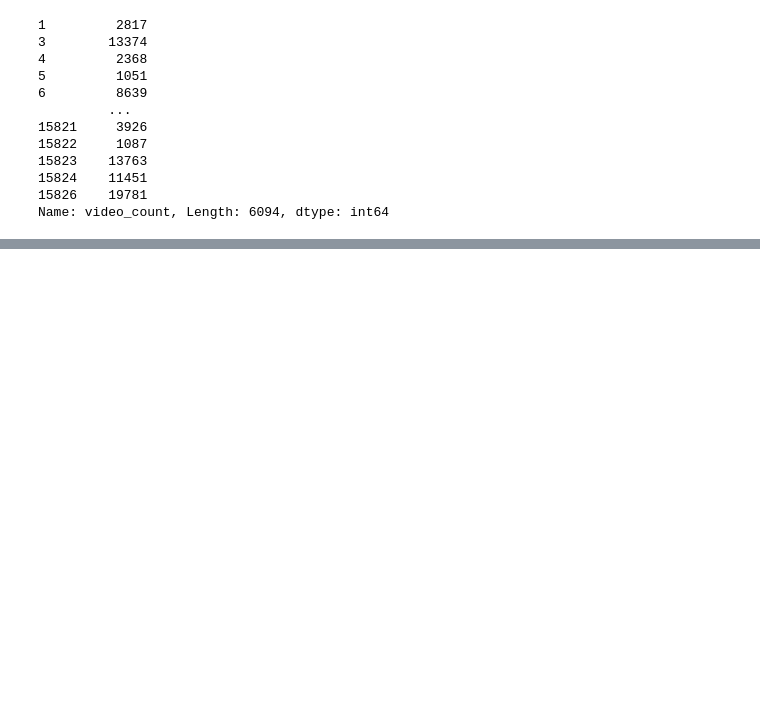
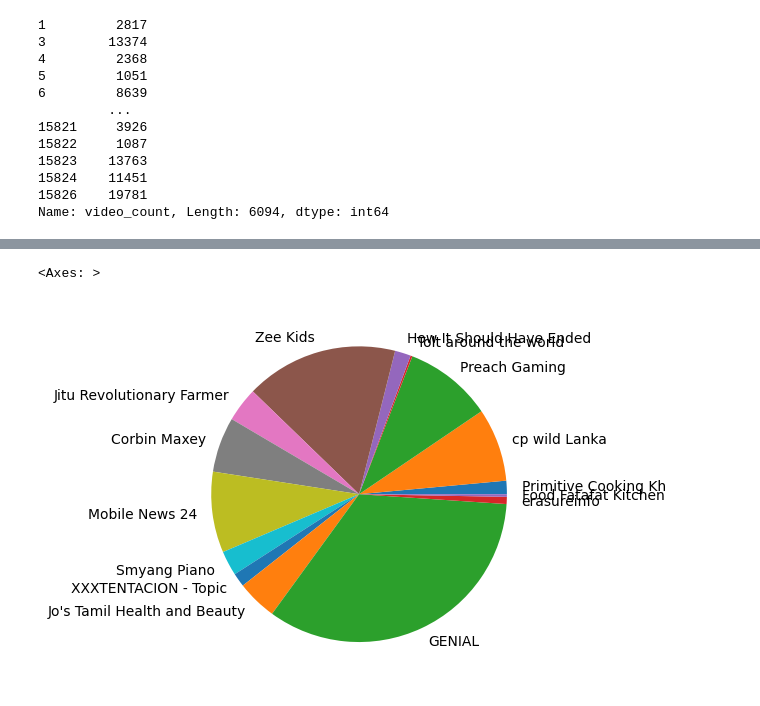
Before and after one commit to sarkar-ai-26/GenAi, a Jupyter notebook: GenAI_Learning/MachineLearning/PreRequisite/Pandas/PandasLearning_Series.ipynb, the cells around one changed output, grey strips where cells are left out. Cells and saved outputs as stored; diff of their text form; code cells hidden in the pictures; blank space fills up the shorter version.

```diff
--- a/GenAI_Learning/MachineLearning/PreRequisite/Pandas/PandasLearning_Series.ipynb
+++ b/GenAI_Learning/MachineLearning/PreRequisite/Pandas/PandasLearning_Series.ipynb
@@ -557,0 +607,5 @@ Name: video_count, Length: 6094, dtype: int64
+# %%
+twocoldata.sort_values(ascending=False).sample(15).plot(kind="pie")
+# %% [output]
+<Axes: >
+[figure, added]
```
Also changed, not shown: parts of 8 cells of this notebook.
